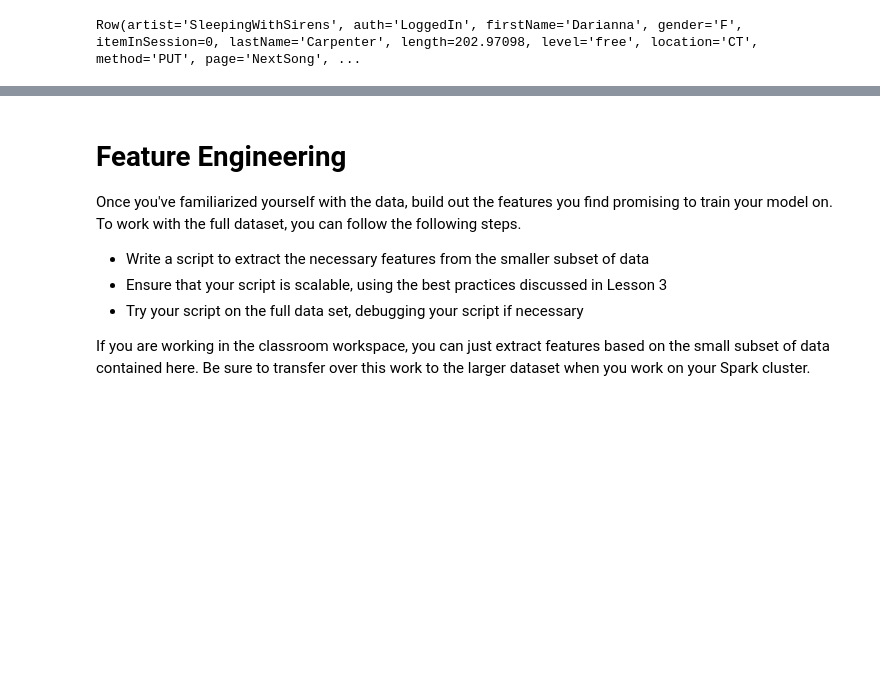
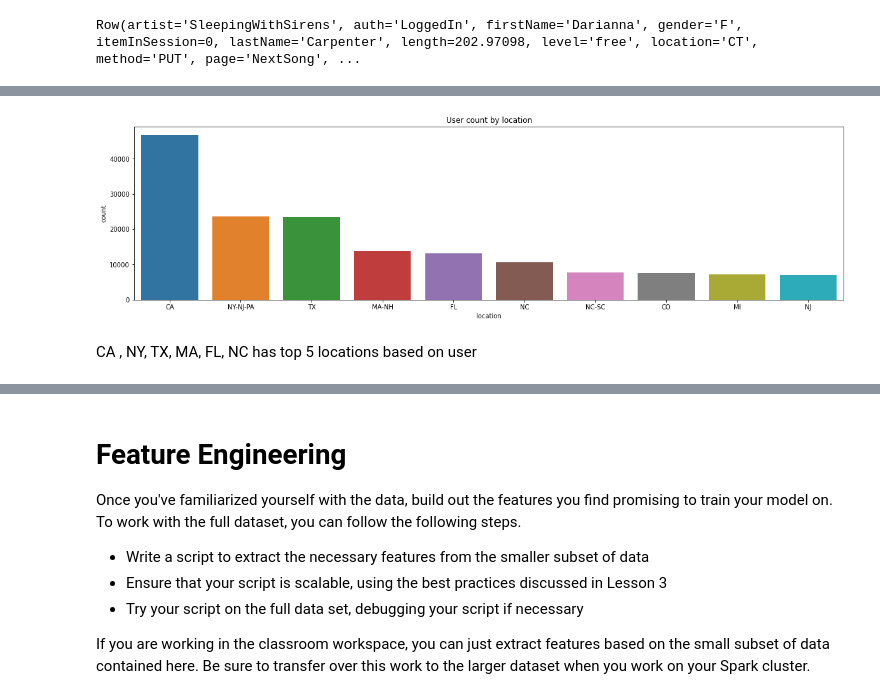
Before and after one commit to ds-praveenkumar/sparkify, a Jupyter notebook: Sparkify.ipynb, the cells around one changed output, grey strips where cells are left out. Cells and saved outputs as stored; diff of their text form; code cells hidden in the pictures; blank space fills up the shorter version.

```diff
--- a/Sparkify.ipynb
+++ b/Sparkify.ipynb
@@ -326,0 +311,5 @@ bar_plot(paid_df,'label','count','level')
+# %%
+# count of user location wise
+location_df = df.dropDuplicates().groupBy(['location']).agg(count('location').alias('count'))
+location_df = location_df.toPandas()
+location_df.head()
@@ -326,0 +323,10 @@ bar_plot(paid_df,'label','count','level')
+# %%
+#plot to 10 location
+plt.figure(figsize=(20,5))
+sns.barplot(data=location_df.sort_values(by='count',ascending=False).head(10),x='location',y='count')
+plt.title('User count by location')
+plt.show()
+# %% [output]
+[figure, added]
+# %% [markdown]
+CA , NY, TX, MA, FL, NC has top 5 locations based on user
```
Also changed, not shown: parts of 29 cells of this notebook.
